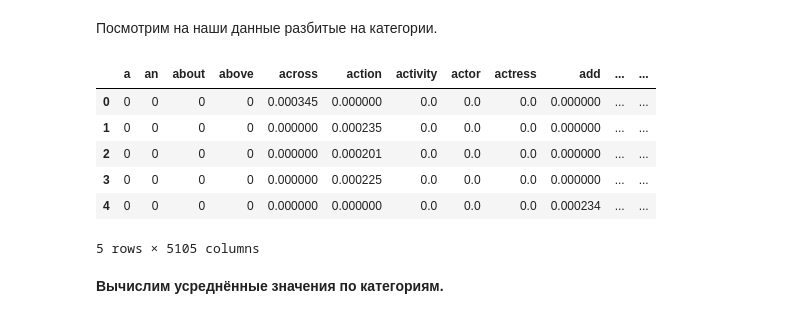
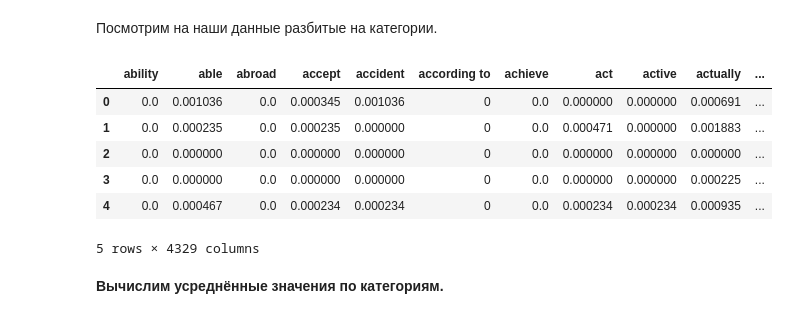
Before and after one commit to Apocalypto2012/English_levels, a Jupyter notebook: English_levels.ipynb, the cells around one changed output. Drawn from its saved outputs; the diff is of its cells as text; code cells hidden in the pictures.

```diff
--- a/English_levels.ipynb
+++ b/English_levels.ipynb
@@ -498,16 +711,16 @@ model_multiclass.save_model('model_multiclass',
 Посмотрим на наши данные разбитые на категории.
 # %%
 # Уберём из данных лишние поля
-new_data = data.drop(['Movie', 'id'], axis=1)
-display(new_data.head(5))
+cut_data = data.drop(['Movie', 'id'], axis=1)
+display(cut_data.head(5))
 # %% [output]
-|  | a | an | about | above | across | action | activity | actor | actress | add | ... | ... |
-| 0 | 0 | 0 | 0 | 0 | 0.000345 | 0.000000 | 0.0 | 0.0 | 0.0 | 0.000000 | ... | ... |
-| 1 | 0 | 0 | 0 | 0 | 0.000000 | 0.000235 | 0.0 | 0.0 | 0.0 | 0.000000 | ... | ... |
-| 2 | 0 | 0 | 0 | 0 | 0.000000 | 0.000201 | 0.0 | 0.0 | 0.0 | 0.000000 | ... | ... |
-| 3 | 0 | 0 | 0 | 0 | 0.000000 | 0.000225 | 0.0 | 0.0 | 0.0 | 0.000000 | ... | ... |
-| 4 | 0 | 0 | 0 | 0 | 0.000000 | 0.000000 | 0.0 | 0.0 | 0.0 | 0.000234 | ... | ... |
+|  | ability | able | abroad | accept | accident | according to | achieve | act | active | actually | ... |
+| 0 | 0.0 | 0.001036 | 0.0 | 0.000345 | 0.001036 | 0 | 0.0 | 0.000000 | 0.000000 | 0.000691 | ... |
+| 1 | 0.0 | 0.000235 | 0.0 | 0.000235 | 0.000000 | 0 | 0.0 | 0.000471 | 0.000000 | 0.001883 | ... |
+| 2 | 0.0 | 0.000000 | 0.0 | 0.000000 | 0.000000 | 0 | 0.0 | 0.000000 | 0.000000 | 0.000000 | ... |
+| 3 | 0.0 | 0.000000 | 0.0 | 0.000000 | 0.000000 | 0 | 0.0 | 0.000000 | 0.000000 | 0.000225 | ... |
+| 4 | 0.0 | 0.000467 | 0.0 | 0.000234 | 0.000234 | 0 | 0.0 | 0.000234 | 0.000234 | 0.000935 | ... |
-5 rows × 5105 columns
+5 rows × 4329 columns
 # %% [markdown]
 **Вычислим усреднённые значения по категориям.**
 # %%
```
Also changed, not shown: parts of 25 cells of this notebook, 38 other files.
